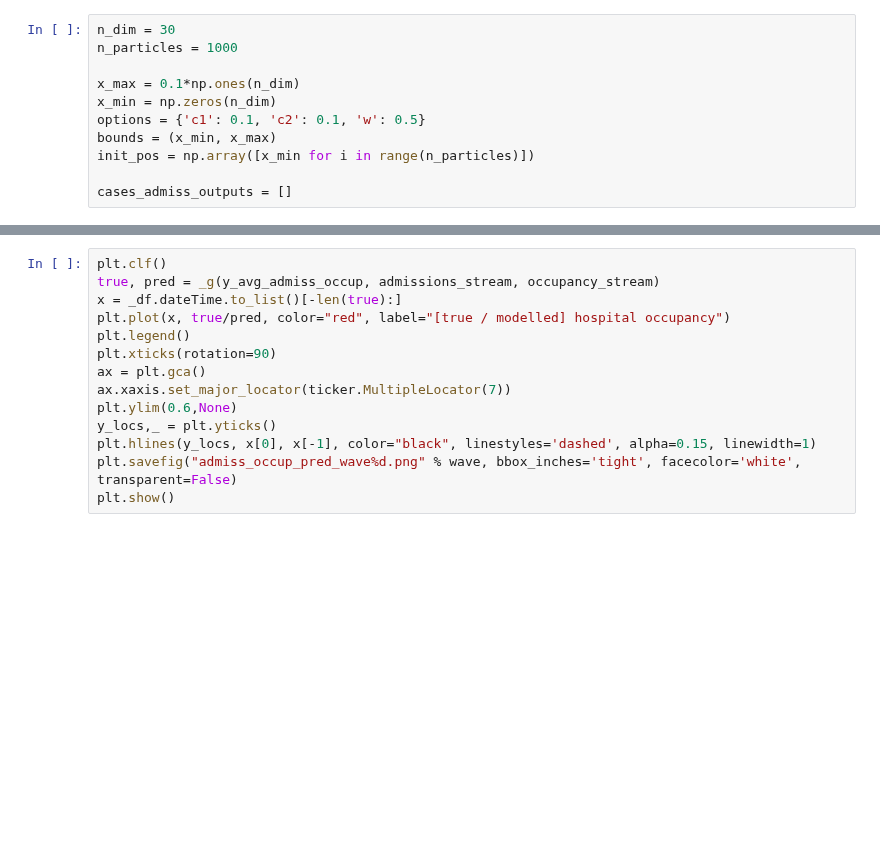
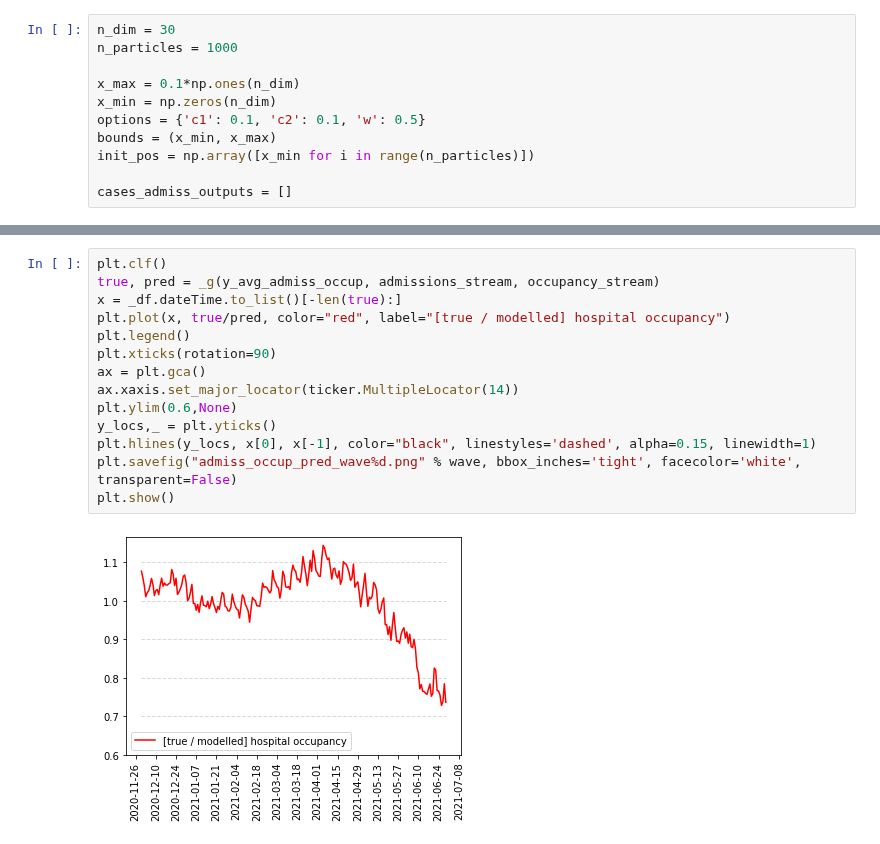
Before and after one commit to nicfreeman1209/covid-19, a Jupyter notebook: conv-estimator/convolution estimator.ipynb, the cells around one changed output, grey strips where cells are left out. Saved outputs shown, nothing was run; the diff lists cells and outputs as text; blank space fills up the shorter version.

```diff
--- a/conv-estimator/convolution estimator.ipynb
+++ b/conv-estimator/convolution estimator.ipynb
@@ -302,16 +333,18 @@ admiss_occup[wave] = y_avg_admiss_occup
 # %%
 plt.clf()
 true, pred = _g(y_avg_admiss_occup, admissions_stream, occupancy_stream)
 x = _df.dateTime.to_list()[-len(true):]
 plt.plot(x, true/pred, color="red", label="[true / modelled] hospital occupancy")
 plt.legend()
 plt.xticks(rotation=90)
 ax = plt.gca()
-ax.xaxis.set_major_locator(ticker.MultipleLocator(7))
+ax.xaxis.set_major_locator(ticker.MultipleLocator(14))
 plt.ylim(0.6,None)
 y_locs,_ = plt.yticks()
 plt.hlines(y_locs, x[0], x[-1], color="black", linestyles='dashed', alpha=0.15, linewidth=1)
 plt.savefig("admiss_occup_pred_wave%d.png" % wave, bbox_inches='tight', facecolor='white', transparent=False)
 plt.show()
+# %% [output]
+[figure, added]
 # %%
 for wave,y_avg_admiss_occup in admiss_occup.items():
```
Also changed, not shown: parts of 12 cells of this notebook, 1 other file.
